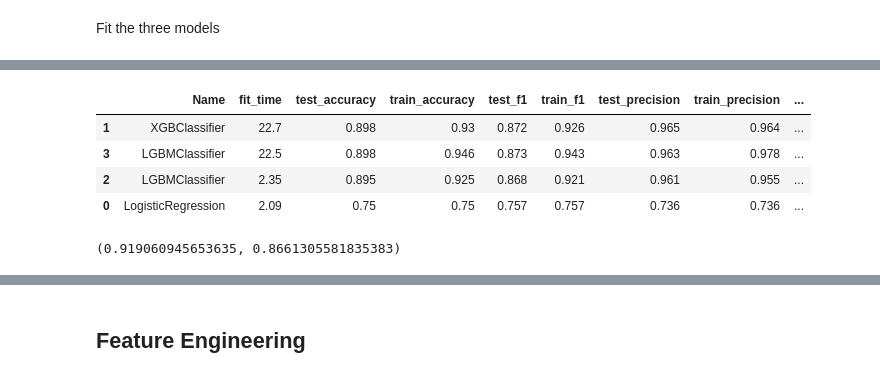
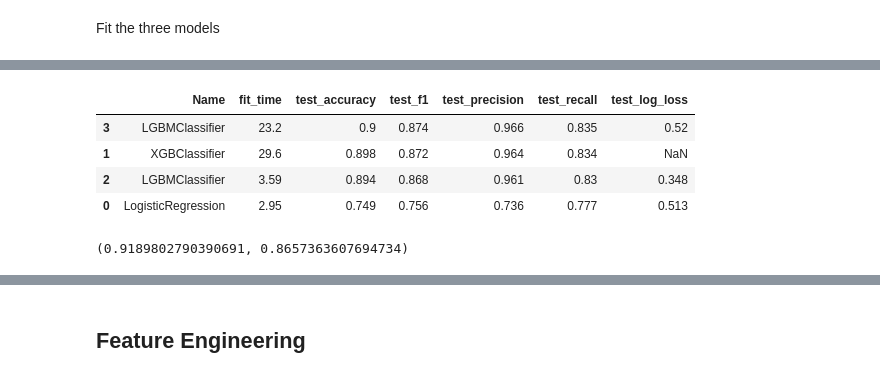
Before and after one commit to egehanyorulmaz/diabetes-prediction, a Jupyter notebook: Modeling.ipynb, the cells around one changed output, grey strips where cells are left out. Drawn from its saved outputs; the diff is of its cells as text; code cells hidden in the pictures.

```diff
--- a/Modeling.ipynb
+++ b/Modeling.ipynb
@@ -113,9 +113,9 @@ X_train, y_train = smote.fit_resample(X_train, y_train)
 models = [#DecisionTreeClassifier(),RandomForestClassifier(),SVC(),
           LogisticRegression(),XGBClassifier(),LGBMClassifier()]
 scoring = ['accuracy','f1','precision','recall']
-models_columns = ['Name','fit_time','test_accuracy','train_accuracy',
-                  'test_f1','train_f1','test_precision','train_precision',
-                 'test_recall','train_recall']
+models_columns = ['Name','fit_time','test_accuracy',
+                  'test_f1','test_precision',
+                 'test_recall']
 models_chart = pd.DataFrame(columns = models_columns)
 # %%
 row_index = 0
@@ -126,13 +126,13 @@ for model in models:
     cv_results = cross_validate(model,X_train,y_train,cv =3,scoring = scoring,return_train_score = True,n_jobs=-1)
     models_chart.loc[row_index,'fit_time'] = cv_results['fit_time'].mean()
     models_chart.loc[row_index,'test_accuracy'] = cv_results['test_accuracy'].mean()
-    models_chart.loc[row_index,'train_accuracy'] = cv_results['train_accuracy'].mean()
+    #models_chart.loc[row_index,'train_accuracy'] = cv_results['train_accuracy'].mean()
     models_chart.loc[row_index,'test_f1'] = cv_results[ 'test_f1'].mean()
-    models_chart.loc[row_index,'train_f1'] = cv_results['train_f1'].mean()
+    #models_chart.loc[row_index,'train_f1'] = cv_results['train_f1'].mean()
     models_chart.loc[row_index,'test_precision'] = cv_results['test_precision'].mean()
-    models_chart.loc[row_index,'train_precision'] = cv_results['train_precision'].mean()
+    #models_chart.loc[row_index,'train_precision'] = cv_results['train_precision'].mean()
     models_chart.loc[row_index,'test_recall'] = cv_results['test_recall'].mean()
-    models_chart.loc[row_index,'train_recall'] = cv_results['train_recall'].mean()
+    #models_chart.loc[row_index,'train_recall'] = cv_results['train_recall'].mean()
 
     row_index +=1
 # %%
@@ -254,5 +191,9 @@ Best params: {'objective': 'binary', 'metric': 'binary_logloss', 'verbosity': -1
+# %%
+# import the pre-trained model
+filename = 'LightGBM_model.sav'
+lgbm_tuned = pickle.load(open(filename, 'rb'))
 # %%
-lgbm_tuned = LGBMClassifier(**best_params).fit(X_train,y_train)
+#lgbm_tuned = LGBMClassifier(**best_params).fit(X_train,y_train)
 lightgbm.plot_importance(lgbm_tuned)
 # %% [output]
 <AxesSubplot: title={'center': 'Feature importance'}, xlabel='Feature importance', ylabel='Features'>
@@ -260,37 +201,38 @@ lightgbm.plot_importance(lgbm_tuned)
 # %%
 models = [#DecisionTreeClassifier(),RandomForestClassifier(),SVC(),
-          LogisticRegression(),XGBClassifier(),LGBMClassifier(),LGBMClassifier(**best_params)]
-scoring = ['accuracy','f1','precision','recall']
-models_columns = ['Name','fit_time','test_accuracy','train_accuracy',
-                  'test_f1','train_f1','test_precision','train_precision',
-                 'test_recall','train_recall']
+          LogisticRegression(),XGBClassifier(),LGBMClassifier(),lgbm_tuned]
+scoring = ['accuracy','f1','precision','recall','neg_log_loss']
+models_columns = ['Name','fit_time','test_accuracy',
+                  'test_f1','test_precision',
+                 'test_recall','test_log_loss']
 models_chart = pd.DataFrame(columns = models_columns)
 
 row_index = 0
 for model in models:
     model_name = model.__class__.__name__
     models_chart.loc[row_index,'Name'] = model_name
 
     cv_results = cross_validate(model,X_train,y_train,cv =3,scoring = scoring,return_train_score = True,n_jobs=-1)
     models_chart.loc[row_index,'fit_time'] = cv_results['fit_time'].mean()
     models_chart.loc[row_index,'test_accuracy'] = cv_results['test_accuracy'].mean()
-    models_chart.loc[row_index,'train_accuracy'] = cv_results['train_accuracy'].mean()
+    #models_chart.loc[row_index,'train_accuracy'] = cv_results['train_accuracy'].mean()
     models_chart.loc[row_index,'test_f1'] = cv_results[ 'test_f1'].mean()
-    models_chart.loc[row_index,'train_f1'] = cv_results['train_f1'].mean()
+    #models_chart.loc[row_index,'train_f1'] = cv_results['train_f1'].mean()
     models_chart.loc[row_index,'test_precision'] = cv_results['test_precision'].mean()
-    models_chart.loc[row_index,'train_precision'] = cv_results['train_precision'].mean()
+    #models_chart.loc[row_index,'train_precision'] = cv_results['train_precision'].mean()
     models_chart.loc[row_index,'test_recall'] = cv_results['test_recall'].mean()
-    models_chart.loc[row_index,'train_recall'] = cv_results['train_recall'].mean()
+    #models_chart.loc[row_index,'train_recall'] = cv_results['train_recall'].mean()
+    models_chart.loc[row_index,'test_log_loss'] = -cv_results['test_neg_log_loss'].mean()
 
     row_index +=1
 
 models_chart.sort_values(by='test_accuracy',ascending = False)
 # %% [output]
-|  | Name | fit_time | test_accuracy | train_accuracy | test_f1 | train_f1 | test_precision | train_precision | ... |
-| 1 | XGBClassifier | 22.7 | 0.898 | 0.93 | 0.872 | 0.926 | 0.965 | 0.964 | ... |
-| 3 | LGBMClassifier | 22.5 | 0.898 | 0.946 | 0.873 | 0.943 | 0.963 | 0.978 | ... |
-| 2 | LGBMClassifier | 2.35 | 0.895 | 0.925 | 0.868 | 0.921 | 0.961 | 0.955 | ... |
-| 0 | LogisticRegression | 2.09 | 0.75 | 0.75 | 0.757 | 0.757 | 0.736 | 0.736 | ... |
+|  | Name | fit_time | test_accuracy | test_f1 | test_precision | test_recall | test_log_loss |
+| 3 | LGBMClassifier | 23.2 | 0.9 | 0.874 | 0.966 | 0.835 | 0.52 |
+| 1 | XGBClassifier | 29.6 | 0.898 | 0.872 | 0.964 | 0.834 | NaN |
+| 2 | LGBMClassifier | 3.59 | 0.894 | 0.868 | 0.961 | 0.83 | 0.348 |
+| 0 | LogisticRegression | 2.95 | 0.749 | 0.756 | 0.736 | 0.777 | 0.513 |
 # %%
 # Stacking
 # probabilities of estimation on train dataset
@@ -312,7 +254,7 @@ test_stack = np.vstack([[test_prediction1_proba],
                         [test_prediction2_proba],
                         [test_prediction3_proba]]).T
 # %%
-lgbm_final = LGBMClassifier().fit(X_train, y_train)
-lgbm_final.score(X_train, y_train), lgbm_final.score(X_test, y_test)
+lgbm = LGBMClassifier().fit(X_train, y_train)
+lgbm.score(X_train, y_train), lgbm.score(X_test, y_test)
 # %% [output]
-(0.919060945653635, 0.8661305581835383)
+(0.9189802790390691, 0.8657363607694734)
```
Also changed, not shown: parts of 11 cells of this notebook.
